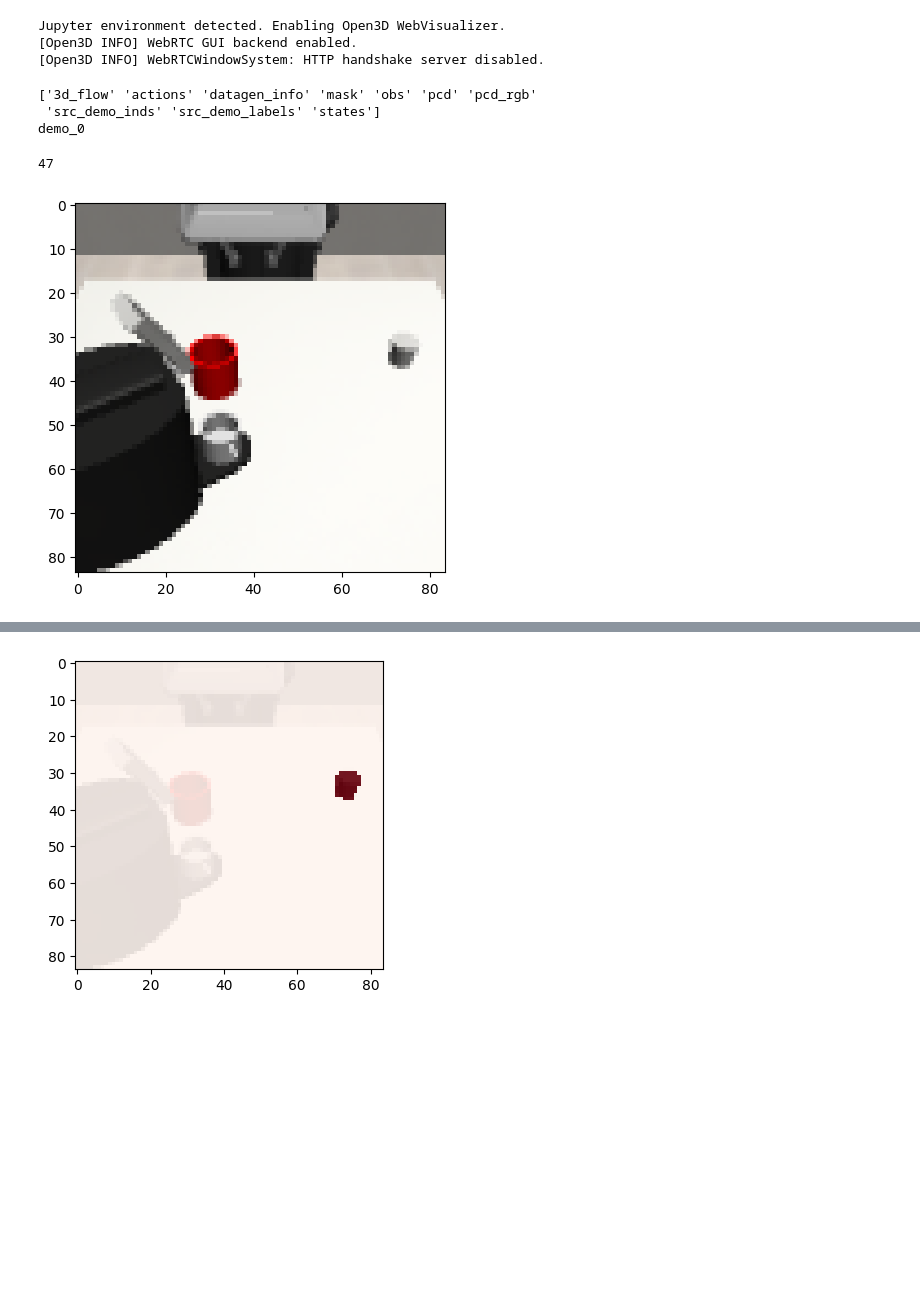
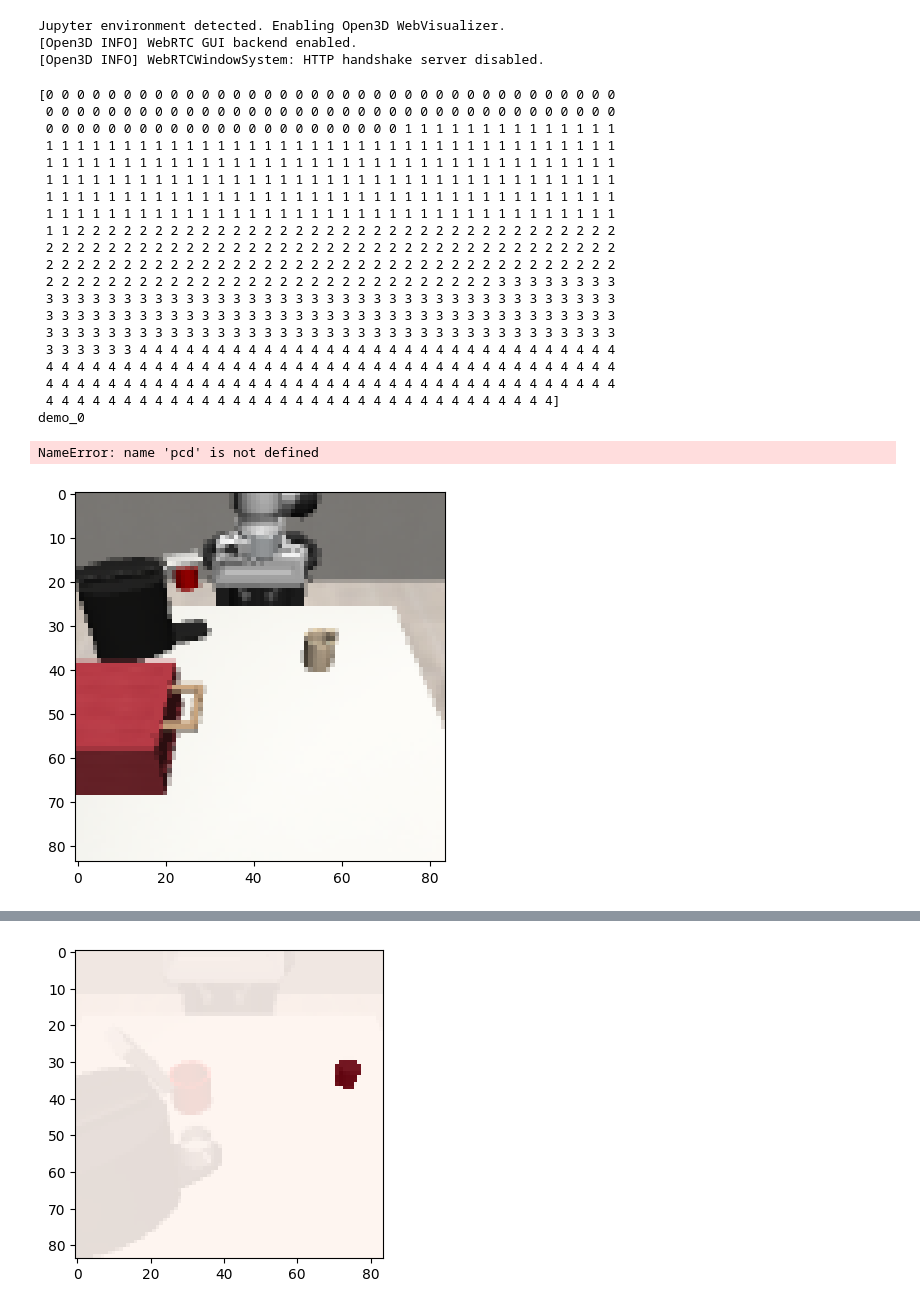
Before and after one commit to UCLA-Robot-Intelligence-Lab/pc2Flow2Act, a Jupyter notebook: notebooks/trajectory_from_dataset.ipynb, the cells around one changed output, grey strips where cells are left out. Saved outputs shown, nothing was run; the diff lists cells and outputs as text; code cells hidden in the pictures; blank space fills up the shorter version.

```diff
--- a/notebooks/trajectory_from_dataset.ipynb
+++ b/notebooks/trajectory_from_dataset.ipynb
@@ -9,33 +9,51 @@ Jupyter environment detected. Enabling Open3D WebVisualizer.
 # %%
 # robomimic dataset description https://robomimic.github.io/docs/datasets/overview.html
 import h5py
 from matplotlib import pyplot as plt
 
-dataset_path = "/data/yuanhong/mimicgen_data/core_datasets/coffee/demo_src_coffee_task_D1/demo_3d.hdf5"
+dataset_path = "/data/yuanhong/mimicgen_data/core_datasets/coffee_preparation/demo_src_coffee_preparation_all_pose_task_D1/demo.hdf5"
 
 with h5py.File(dataset_path, 'r') as f:
-    print(np.array(f["data"]["demo_0"]))
+    print(np.array(f["data/demo_0/action_subtask_labels/"]))
     print(next(iter(f["data/"])))
 
     depth = f["data/demo_0/obs/agentview_depth"]
     image = f["data/demo_0/obs/agentview_image"]
     traj = f["data/demo_0/datagen_info/object_poses/coffee_pod"]
-    flow = np.array(f["data/demo_0"]["3d_flow"])
-    pcd = np.array(f["data/demo_0"]["pcd"])
-    color = np.array(f["data/demo_0"]["pcd_rgb"])
-    mask = np.array(f["data/demo_0"]["mask"])
+    # flow = np.array(f["data/demo_0"]["3d_flow"])
+    # pcd = np.array(f["data/demo_0"]["pcd"])
+    # color = np.array(f["data/demo_0"]["pcd_rgb"])
+    # mask = np.array(f["data/demo_0"]["mask"])
+    machine = np.array(f["data/demo_0/datagen_info/object_poses/coffee_pod"])
 
     depth_np = np.array(depth)
     image_np = np.array(image)
     traj_np = np.array(traj)  # stores the position of the coffee pod in Homogeneous Transformation Matrices
 
 plt.imshow(image_np[0])
 traj_np[0][0:3,-1]
 np.concatenate([pcd, color], axis=1).shape
 np.sum(mask)
 # %% [output]
-['3d_flow' 'actions' 'datagen_info' 'mask' 'obs' 'pcd' 'pcd_rgb'
- 'src_demo_inds' 'src_demo_labels' 'states']
+[0 0 0 0 0 0 0 0 0 0 0 0 0 0 0 0 0 0 0 0 0 0 0 0 0 0 0 0 0 0 0 0 0 0 0 0 0
+ 0 0 0 0 0 0 0 0 0 0 0 0 0 0 0 0 0 0 0 0 0 0 0 0 0 0 0 0 0 0 0 0 0 0 0 0 0
+ 0 0 0 0 0 0 0 0 0 0 0 0 0 0 0 0 0 0 0 0 0 0 0 1 1 1 1 1 1 1 1 1 1 1 1 1 1
+ 1 1 1 1 1 1 1 1 1 1 1 1 1 1 1 1 1 1 1 1 1 1 1 1 1 1 1 1 1 1 1 1 1 1 1 1 1
+ 1 1 1 1 1 1 1 1 1 1 1 1 1 1 1 1 1 1 1 1 1 1 1 1 1 1 1 1 1 1 1 1 1 1 1 1 1
+ 1 1 1 1 1 1 1 1 1 1 1 1 1 1 1 1 1 1 1 1 1 1 1 1 1 1 1 1 1 1 1 1 1 1 1 1 1
+ 1 1 1 1 1 1 1 1 1 1 1 1 1 1 1 1 1 1 1 1 1 1 1 1 1 1 1 1 1 1 1 1 1 1 1 1 1
+ 1 1 1 1 1 1 1 1 1 1 1 1 1 1 1 1 1 1 1 1 1 1 1 1 1 1 1 1 1 1 1 1 1 1 1 1 1
+ 1 1 2 2 2 2 2 2 2 2 2 2 2 2 2 2 2 2 2 2 2 2 2 2 2 2 2 2 2 2 2 2 2 2 2 2 2
+ 2 2 2 2 2 2 2 2 2 2 2 2 2 2 2 2 2 2 2 2 2 2 2 2 2 2 2 2 2 2 2 2 2 2 2 2 2
+ 2 2 2 2 2 2 2 2 2 2 2 2 2 2 2 2 2 2 2 2 2 2 2 2 2 2 2 2 2 2 2 2 2 2 2 2 2
+ 2 2 2 2 2 2 2 2 2 2 2 2 2 2 2 2 2 2 2 2 2 2 2 2 2 2 2 2 2 3 3 3 3 3 3 3 3
+ 3 3 3 3 3 3 3 3 3 3 3 3 3 3 3 3 3 3 3 3 3 3 3 3 3 3 3 3 3 3 3 3 3 3 3 3 3
+ 3 3 3 3 3 3 3 3 3 3 3 3 3 3 3 3 3 3 3 3 3 3 3 3 3 3 3 3 3 3 3 3 3 3 3 3 3
+ 3 3 3 3 3 3 3 3 3 3 3 3 3 3 3 3 3 3 3 3 3 3 3 3 3 3 3 3 3 3 3 3 3 3 3 3 3
+ 3 3 3 3 3 3 4 4 4 4 4 4 4 4 4 4 4 4 4 4 4 4 4 4 4 4 4 4 4 4 4 4 4 4 4 4 4
+ 4 4 4 4 4 4 4 4 4 4 4 4 4 4 4 4 4 4 4 4 4 4 4 4 4 4 4 4 4 4 4 4 4 4 4 4 4
+ 4 4 4 4 4 4 4 4 4 4 4 4 4 4 4 4 4 4 4 4 4 4 4 4 4 4 4 4 4 4 4 4 4 4 4 4 4
+ 4 4 4 4 4 4 4 4 4 4 4 4 4 4 4 4 4 4 4 4 4 4 4 4 4 4 4 4 4 4 4 4 4]
 demo_0
-47
+NameError: name 'pcd' is not defined
-[figure, old version]
+[figure, new version]
```
Also changed, not shown: parts of 2 cells of this notebook, 11 other files.
